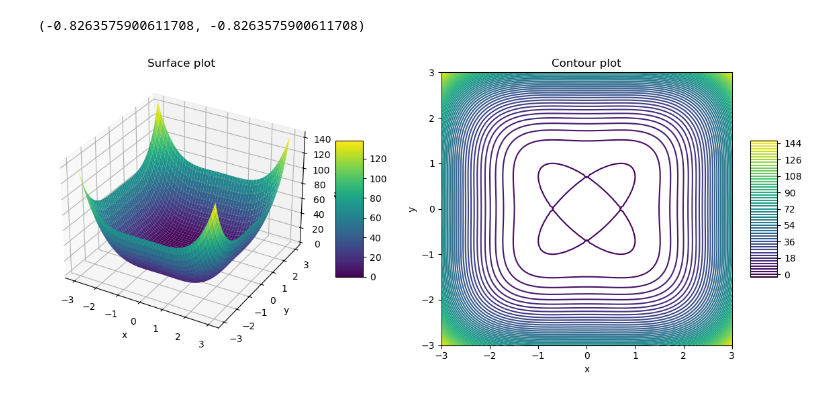
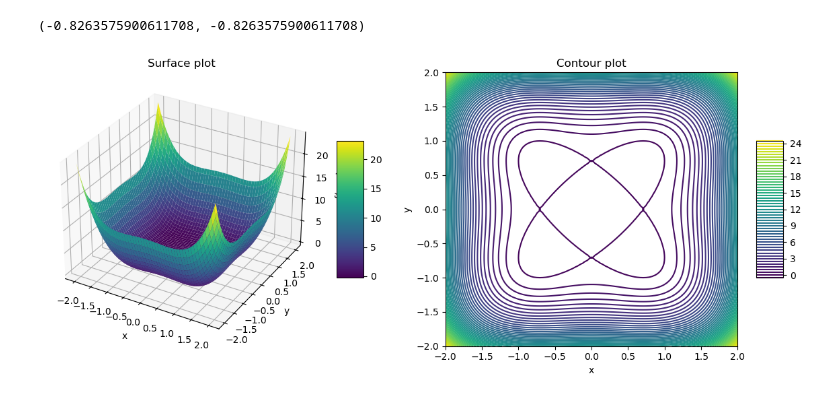
Before and after one commit to giomhern/machine-learning-spring-2024, a Jupyter notebook: week3/hw-notebooks/hw3.ipynb, the cells around one changed output. Drawn from its saved outputs; the diff is of its cells as text; code cells hidden in the pictures.

```diff
--- a/week3/hw-notebooks/hw3.ipynb
+++ b/week3/hw-notebooks/hw3.ipynb
@@ -31,18 +31,17 @@ from sklearn.preprocessing import OneHotEncoder
 from sklearn.linear_model import LogisticRegression
 from sklearn.metrics import roc_curve, auc
 import statsmodels.api as sm
-data_encoded = pd.get_dummies(
+dummies_dta = pd.get_dummies(
     vax_data, columns=['WBscore', 'PCCsymp'], drop_first=True)
-X = data_encoded.drop(['Unnamed: 0', 'vax_status'], axis=1)
+X = dummies_dta.drop(['Unnamed: 0', 'vax_status'], axis=1)
 X = X.astype(float)
-y = data_encoded['vax_status'].apply(lambda x: 1 if x == 'Vaccinated' else 0)
+y = dummies_dta['vax_status'].apply(lambda x: 1 if x == 'Vaccinated' else 0)
 
 model = sm.Logit(y, sm.add_constant(X))
 result = model.fit()
 
 result.summary()
 
-
 # from this, we can see that PCCsymp_same and WBScore_unchanged are the most signigicant with
 # values from significantly less than 0.05.
 # %% [output]
@@ -264,35 +316,33 @@ minf(-1, -1, 0.01, 15)[-1]
 # %%
 import numpy as np
 import matplotlib.pyplot as plt
-from mpl_toolkits.mplot3d import Axes3D
 
 def f(x, y):
     return x**4 + y**4 - x**2 - y**2 + 0.25
 
-
-x = np.linspace(-3, 3, 100)
-y = np.linspace(-3, 3, 100)
+x = np.linspace(-2, 2, 100)
+y = np.linspace(-2, 2, 100)
 X, Y = np.meshgrid(x, y)
 Z = f(X, Y)
 
 fig = plt.figure(figsize=(12, 5))
 
 ax1 = fig.add_subplot(121, projection='3d')
 surf = ax1.plot_surface(X, Y, Z, cmap='viridis', edgecolor='none')
 ax1.set_title('Surface plot')
 ax1.set_xlabel('x')
 ax1.set_ylabel('y')
 ax1.set_zlabel('f(x, y)')
 fig.colorbar(surf, ax=ax1, shrink=0.5, aspect=5)
 
 ax2 = fig.add_subplot(122)
 contour = ax2.contour(X, Y, Z, 50, cmap='viridis')
 ax2.set_title('Contour plot')
 ax2.set_xlabel('x')
 ax2.set_ylabel('y')
 fig.colorbar(contour, ax=ax2, shrink=0.5, aspect=5)
 
 plt.tight_layout()
 plt.show()
 # %% [output]
-[figure, old version]
+[figure, new version]
```
Also changed, not shown: parts of 7 cells of this notebook, 5 other files.
